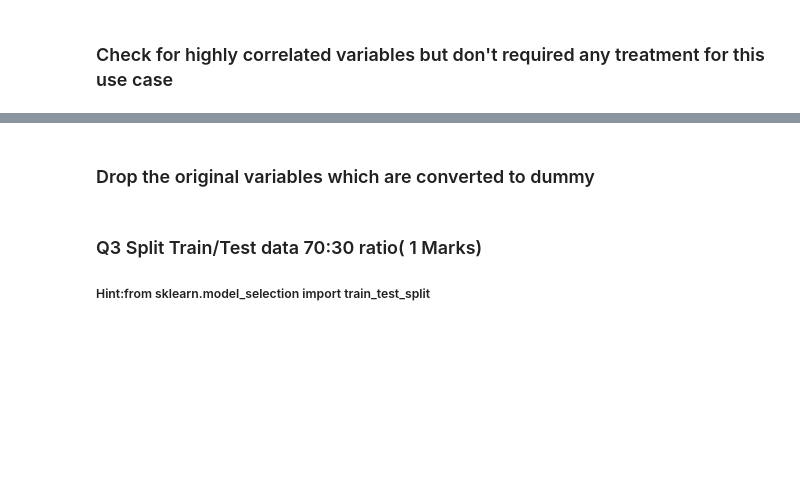
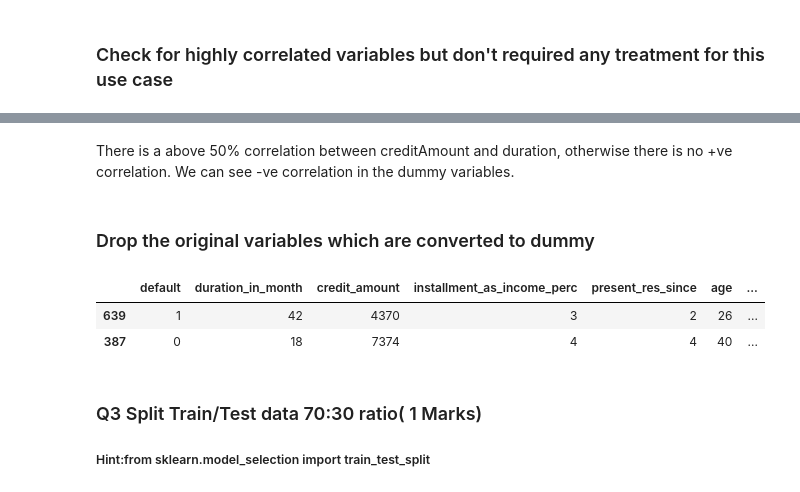
Before and after one commit to Malaratgithub/Machine-Learning-Python, a Jupyter notebook: R4/Lab/External/R4_External_Lab_Validation_Accuracy (1).ipynb, the cells around one changed output, grey strips where cells are left out. Drawn from its saved outputs; the diff is of its cells as text; code cells hidden in the pictures; blank space fills up the shorter version.

```diff
--- a/R4/Lab/External/R4_External_Lab_Validation_Accuracy (1).ipynb
+++ b/R4/Lab/External/R4_External_Lab_Validation_Accuracy (1).ipynb
@@ -70,5 +64,7 @@ sn.heatmap(pd.get_dummies(model_data).corr(), vmin=-1, vmax=1, cmap="RdBu",annot
 # %% [output]
 <matplotlib.axes._subplots.AxesSubplot at 0x...>
 [figure]
+# %% [markdown]
+There is a above 50% correlation between creditAmount and duration, otherwise there is no +ve correlation. We can see -ve correlation in the dummy variables.
 # %% [markdown]
 ### Drop the original variables which are converted to dummy
@@ -77,3 +71,16 @@ model_data = pd.get_dummies(model_data)
+# %%
+# the dropping not required as getdummies gives all the numeric data from the data frame.
+#I just dropped for the question sake. otherwise, we can use getdummies itself.
+
+for i in gc_df.columns:
+    if gc_df.dtypes[i] == 'object':
+        gc_df.drop(i, axis=1, inplace=True)
+# %%
+gc_df.sample(2)
+# %% [output]
+|  | default | duration_in_month | credit_amount | installment_as_income_perc | present_res_since | age | ... |
+| 639 | 1 | 42 | 4370 | 3 | 2 | 26 | ... |
+| 387 | 0 | 18 | 7374 | 4 | 4 | 40 | ... |
 # %% [markdown]
 ### Q3 Split Train/Test data 70:30 ratio( 1 Marks)
 ##### Hint:from sklearn.model_selection import train_test_split
```
Also changed, not shown: parts of 22 cells of this notebook, 1 other file.
